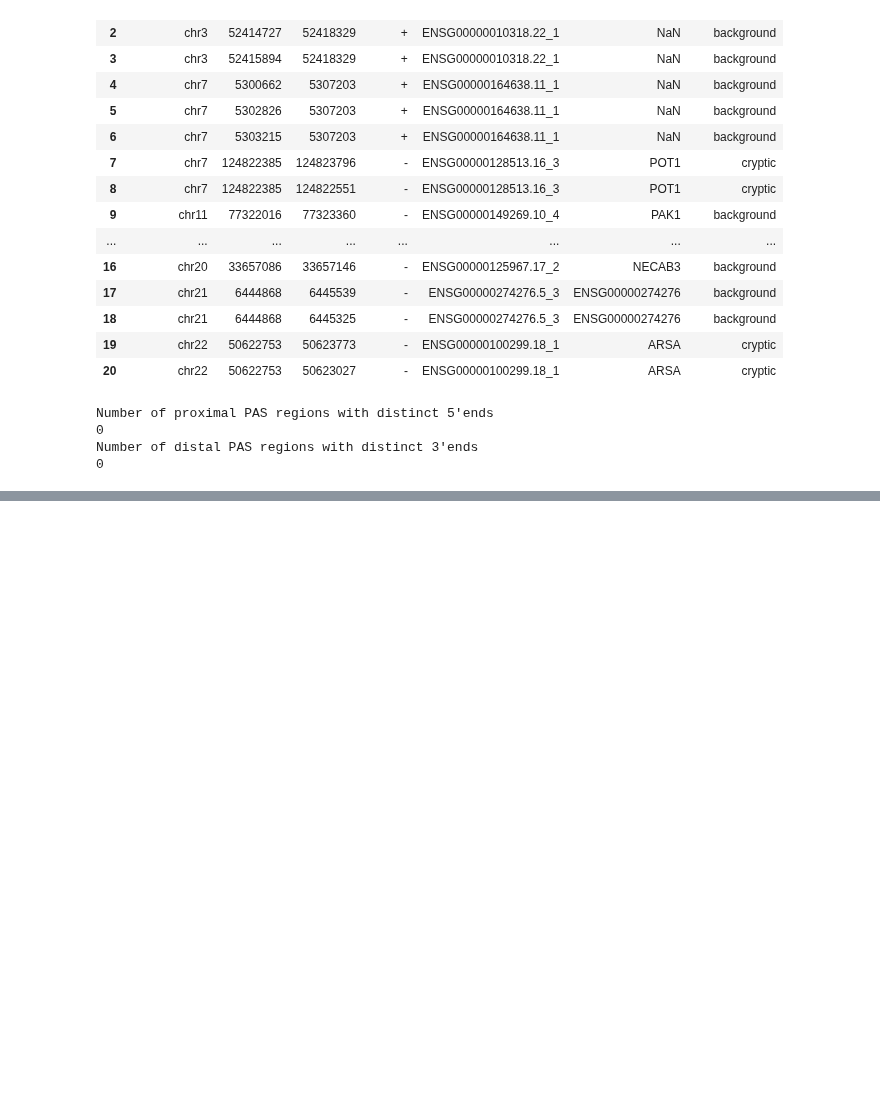
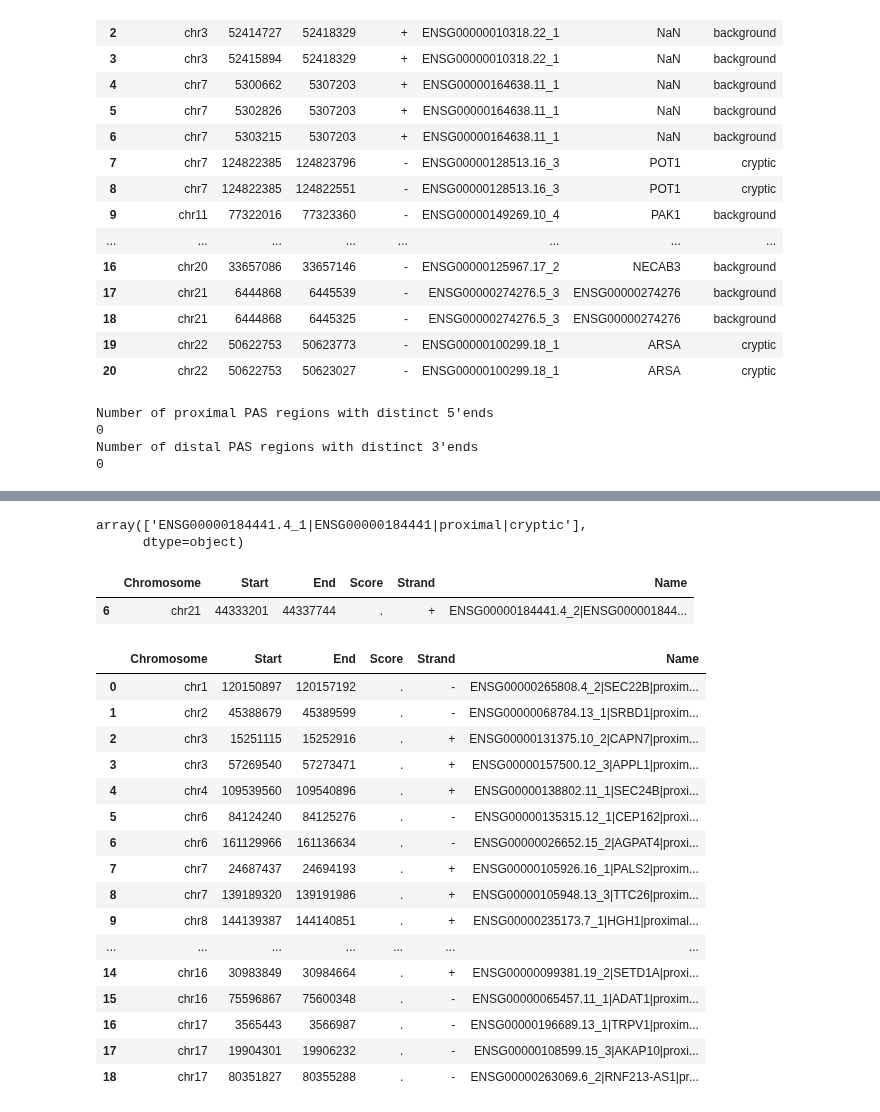
Before and after one commit to frattalab/tdp43-apa, a Jupyter notebook: motifs/notebooks/define_iclip_regions_d3utr.ipynb, the cells around one changed output, grey strips where cells are left out. Cells and saved outputs as stored; diff of their text form; code cells hidden in the pictures; blank space fills up the shorter version.

```diff
--- a/motifs/notebooks/define_iclip_regions_d3utr.ipynb
+++ b/motifs/notebooks/define_iclip_regions_d3utr.ipynb
@@ -600,0 +666,22 @@ Number of distal PAS regions with distinct 3'ends
+# %%
+# like previously, arbitrarily select the most distal site of the duplicated extensions
+sel_le_prox_d3utr_prox = select_rep_five_end(sel_le_prox_d3utr_prox, "le_id")
+novel_le_rep_prox_d3utr = select_rep_prox_site(novel_le_rep_prox_d3utr, "le_id_quant")
+
+print("Number of proximal PAS regions with distinct 5'ends ")
+print(sel_le_prox_d3utr_prox.subset(lambda df: df.le_id.isin(sel_prox_d3utr_prox_dup_ids))
+ .drop_duplicate_positions()
+ .as_df()
+ .groupby(["le_id", "Strand"])
+ .apply(lambda df: df.Start.nunique() if (df.Strand == "+").all() else df.End.nunique()).sort_values()
+ .loc[lambda x: x > 1].index.nunique()
+ )
+
+print("Number of distal PAS regions with distinct 3'ends")
+print(novel_le_rep_prox_d3utr.subset(lambda df: df.le_id_quant.isin(novel_prox_d3utr_dup_ids))
+ .drop_duplicate_positions()
+ .as_df()
+ .groupby(["le_id", "Strand"])
+ .apply(lambda df: df.End.nunique() if (df.Strand == "+").all() else df.Start.nunique()).sort_values()
+ .loc[lambda x: x > 1].index.nunique()
+ )
@@ -641,8 +772,17 @@ utr3_out_bed = pr.concat([sel_le_d3utr_prox[["Score", "Name"]],
                           novel_le_rep_d3utr[["Score", "Name"]]]
                           )
 
-print(len(utr3_out_bed))
+utr3_prox_out_bed = pr.concat([sel_le_prox_d3utr_prox[["Score", "Name"]],
+                          novel_le_rep_prox_d3utr[["Score", "Name"]]]
+                          )
+
+print(f"distal cryptics, number of intervals - {len(utr3_out_bed)}")
 # drop duplicate entries
 utr3_out_bed = utr3_out_bed.drop_duplicate_positions().sort()
-utr3_out_bed
+
+print(f"distal cryptics, number of intervals post duplicate removal - {len(utr3_out_bed)}")
+# repeat for proximal cryptics
+print(f"proximal cryptics, number of intervals - {len(utr3_prox_out_bed)}")
+utr3_prox_out_bed = utr3_prox_out_bed.drop_duplicate_positions().sort()
+print(f"proximal cryptics, number of intervals post duplicate removal - {len(utr3_prox_out_bed)}")
 # %% [output]
@@ -683,3 +826,9 @@ event_counts_df
 | 1 | proximal | cryptic | 86 |
 | 2 | distal | background | 799 |
 | 3 | distal | cryptic | 86 |
+# %%
+# what are the 19 different genes?
+prox_out_nm = set(utr3_prox_out_bed.subset(lambda df: df.Name.str.contains("background", regex=False)).subset(lambda df: df.Name.str.contains("proximal", regex=False)).Name)
+out_nm = set(utr3_out_bed.subset(lambda df: df.Name.str.contains("background", regex=False)).subset(lambda df: df.Name.str.contains("proximal", regex=False)).Name)
+print(len(prox_out_nm - out_nm))
+prox_out_nm - out_nm
@@ -685,0 +862,36 @@ event_counts_df
+# %%
+# is the ID found in the proximal cryptics BED?
+utr3_prox_out_bed.subset(lambda df: df.Name.str.contains("|".join([le_id.split("|")[0] for le_id in (out_only)]))).Name.values
+# %% [output]
+array(['ENSG00000184441.4_1|ENSG00000184441|proximal|cryptic'],
+      dtype=object)
+# %%
+# is the distal ID of this gene also in the gr and annotated as cryptic?
+tmp_id = ["_".join([id, str(int(num) + 1)]) for nm in out_only for id, num in [nm.split("|")[0].split("_")]]
+tmp_id
+utr3_prox_out_bed.subset(lambda df: df.Name.str.contains("|".join(tmp_id)))
+# %% [output]
+|  | Chromosome | Start | End | Score | Strand | Name |
+| 6 | chr21 | 44333201 | 44337744 | . | + | ENSG00000184441.4_2|ENSG000001844... |
+# %%
+# "|".join([le_id.split("|")[1] for le_id in (prox_out_nm - out_nm)])
+# are the 19 missing in the distal cryptics BED
+utr3_out_bed.subset(lambda df: df.Name.str.contains("|".join([le_id.split("|")[0] for le_id in (prox_out_nm - out_nm)])))
+# %% [output]
+|  | Chromosome | Start | End | Score | Strand | Name |
+| 0 | chr1 | 120150897 | 120157192 | . | - | ENSG00000265808.4_2|SEC22B|proxim... |
+| 1 | chr2 | 45388679 | 45389599 | . | - | ENSG00000068784.13_1|SRBD1|proxim... |
+| 2 | chr3 | 15251115 | 15252916 | . | + | ENSG00000131375.10_2|CAPN7|proxim... |
+| 3 | chr3 | 57269540 | 57273471 | . | + | ENSG00000157500.12_3|APPL1|proxim... |
+| 4 | chr4 | 109539560 | 109540896 | . | + | ENSG00000138802.11_1|SEC24B|proxi... |
+| 5 | chr6 | 84124240 | 84125276 | . | - | ENSG00000135315.12_1|CEP162|proxi... |
+| 6 | chr6 | 161129966 | 161136634 | . | - | ENSG00000026652.15_2|AGPAT4|proxi... |
+| 7 | chr7 | 24687437 | 24694193 | . | + | ENSG00000105926.16_1|PALS2|proxim... |
+| 8 | chr7 | 139189320 | 139191986 | . | + | ENSG00000105948.13_3|TTC26|proxim... |
+| 9 | chr8 | 144139387 | 144140851 | . | + | ENSG00000235173.7_1|HGH1|proximal... |
+| ... | ... | ... | ... | ... | ... | ... |
+| 14 | chr16 | 30983849 | 30984664 | . | + | ENSG00000099381.19_2|SETD1A|proxi... |
+| 15 | chr16 | 75596867 | 75600348 | . | - | ENSG00000065457.11_1|ADAT1|proxim... |
+| 16 | chr17 | 3565443 | 3566987 | . | - | ENSG00000196689.13_1|TRPV1|proxim... |
+| 17 | chr17 | 19904301 | 19906232 | . | - | ENSG00000108599.15_3|AKAP10|proxi... |
+| 18 | chr17 | 80351827 | 80355288 | . | - | ENSG00000263069.6_2|RNF213-AS1|pr... |
```
Also changed, not shown: parts of 22 cells of this notebook.
